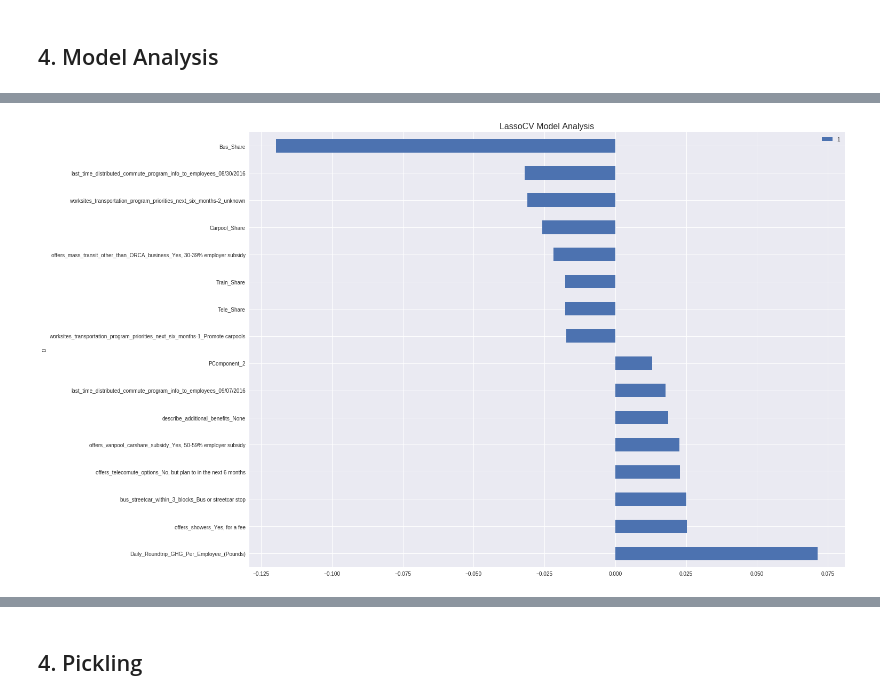
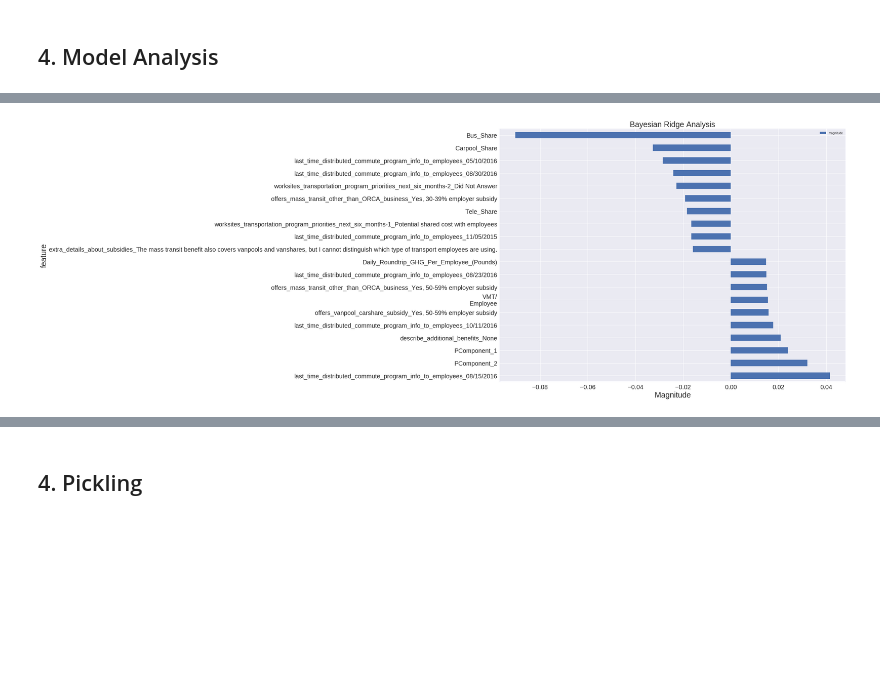
Before and after one commit to cvezie/DSI-Capstone, a Jupyter notebook: ipynb/09-run-models.ipynb, the cells around one changed output, grey strips where cells are left out. Drawn from its saved outputs; the diff is of its cells as text; code cells hidden in the pictures; blank space fills up the shorter version.

```diff
--- a/ipynb/09-run-models.ipynb
+++ b/ipynb/09-run-models.ipynb
@@ -131,8 +131,13 @@ def plot_coef(model, X_train, y_train, top_n=10):
     model.fit(X_train, y_train)
     coef = model.coef_
     zipped = list(zip(cols, coef))
-    zipped.sort(key=lambda x: x[1], reverse = True)
-    top_10 = pd.DataFrame(zipped).head(top_n)
-    bottom_10 = pd.DataFrame(zipped).tail(top_n)
-    return pd.concat([top_10, bottom_10], axis=0).plot.barh(x = 0, y = 1, figsize=(20, 15))
+    zipped.sort(key=lambda x: x[1], reverse=True)
+    top_nn = pd.DataFrame(zipped).head(top_n)
+    bottom_nn = pd.DataFrame(zipped).tail(top_n)
+    top_and_bottom_df = pd.concat([top_nn, bottom_nn], axis=0)
+    top_and_bottom_df.columns = ['feature', 'magnitude']
+    plot = top_and_bottom_df.plot.barh(x='feature', y='magnitude', figsize=(20,15), fontsize=20)
+    plt.xlabel('Magnitude', fontsize=25)
+    plt.ylabel('feature', fontsize=25)
+    return plot
 # %%
@@ -144,6 +149,6 @@ plt.savefig('./figures/lasso-model-analysis.png')
 # %%
-_ = plot_coef(LassoCV, X_train, y_train, top_n=8)
-plt.title('LassoCV Model Analysis', fontsize=16)
-plt.savefig('./figures/top-8-lasso-model-analysis.png')
+plot_coef(BayesianRidge, X_train, y_train, top_n=10)
+plt.title('Bayesian Ridge Analysis', fontsize=25)
+plt.savefig('./figures/bayesianridge_analysis.png')
 # %% [output]
-[figure, old version]
+[figure, new version]
```
Also changed, not shown: parts of 8 cells of this notebook, 31 other files.
